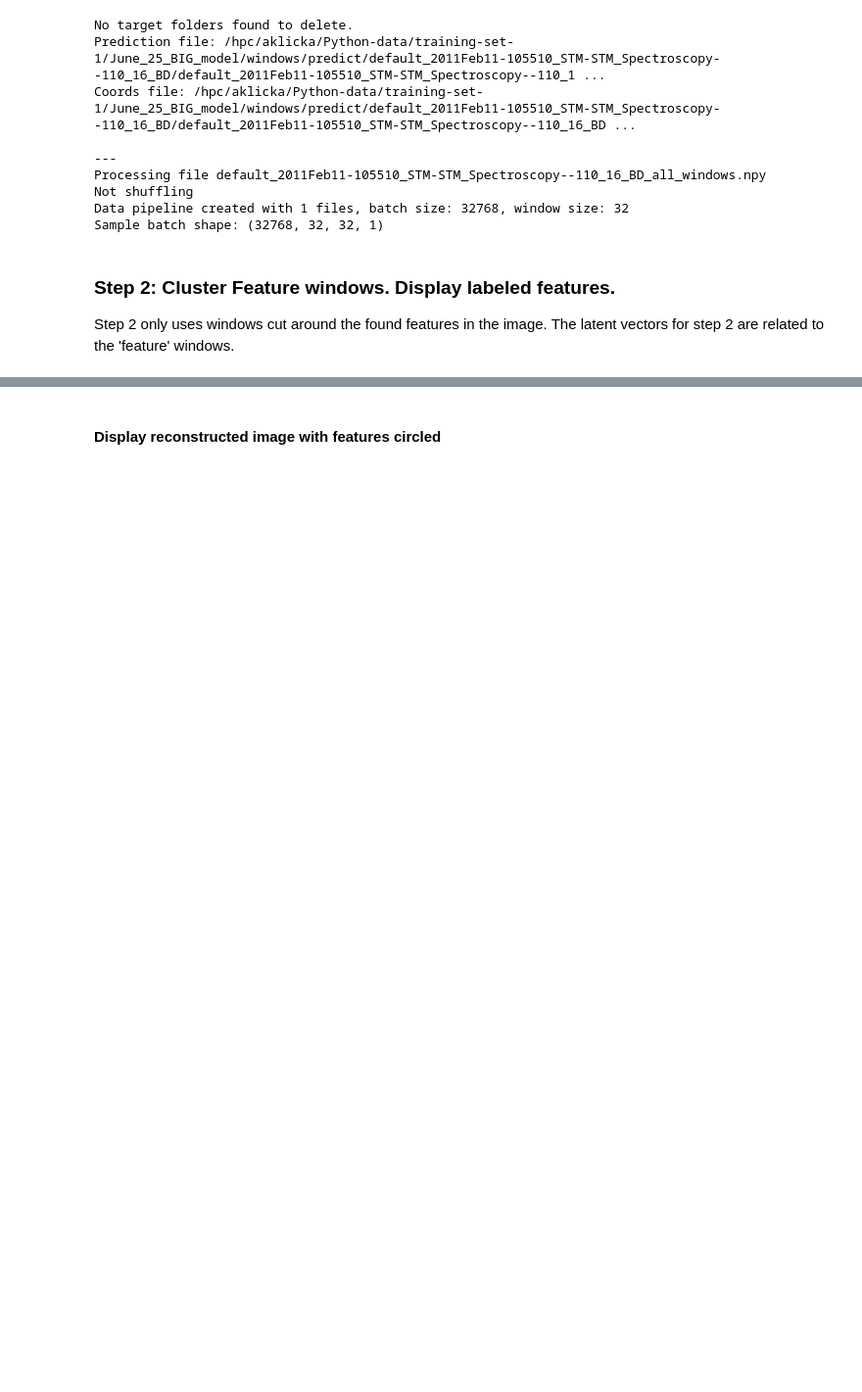
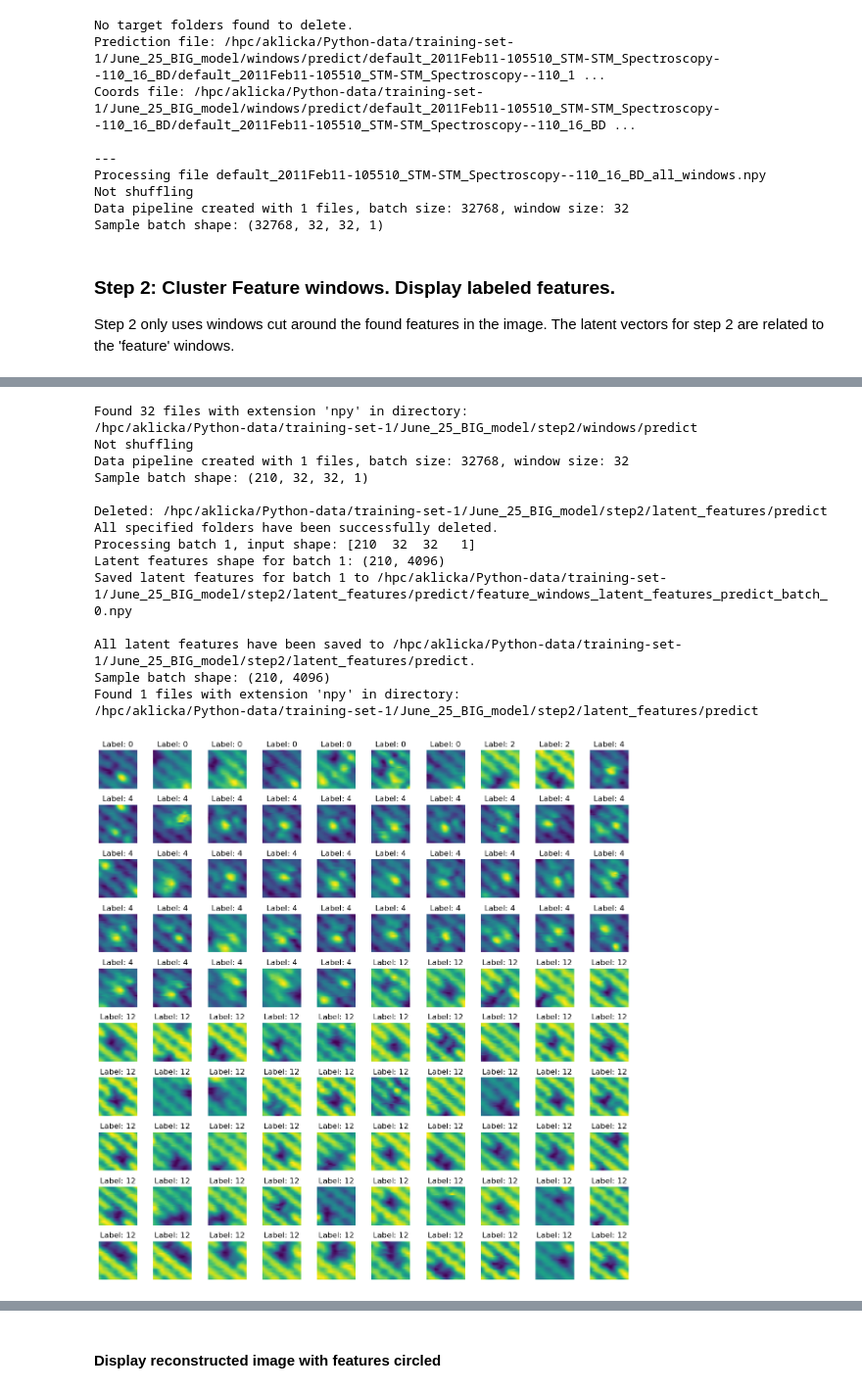
Before and after one commit to srschofield/SRSML24, a Jupyter notebook: notebooks/adam/end_user.ipynb, the cells around one changed output, grey strips where cells are left out. Shown at 98% size. Drawn from its saved outputs; the diff is of its cells as text; code cells hidden in the pictures; blank space fills up the shorter version.

```diff
--- a/notebooks/adam/end_user.ipynb
+++ b/notebooks/adam/end_user.ipynb
@@ -350,0 +294,7 @@ display_images_with_labels(sorted_feature_windows, sorted_labels, num_images=ima
+# %%
+# Load the trained autoencoder
+step2_autoencoder_model = m.load_model(step2_model_path, model_name=model_name)
+
+# Load a previously saved cluster model from disk
+step2_cluster_model_kmeans = m.load_cluster_model(step2_cluster_model_path, model_name=cluster_model_name)
+step2_cluster_model_spectral = m.load_cluster_model(step2_cluster_model_path, model_name=cluster_model_spectral_name)
@@ -350,0 +309,32 @@ display_images_with_labels(sorted_feature_windows, sorted_labels, num_images=ima
+# %%
+image_num = 2
+
+
+
+# Step 2
+windows, labels = m.predict_labels_from_feature_windows(step2_windows_predict_path, step2_latent_features_predict_path, job_data_path, step2_autoencoder_model, step2_cluster_model_kmeans,
+                                                        cluster_model_type="kmeans", image_num = image_num, feature_size = 16, predictions_batch_size=2**15)
+
+# Sort the labels numerically, while also sorting the corresponding feature windows
+sorted_indices = np.argsort(labels)
+sorted_labels = labels[sorted_indices]
+sorted_feature_windows = windows[sorted_indices]
+m.display_feature_windows_with_labels(sorted_feature_windows, sorted_labels, num_images=min(windows.shape[0],100))
+# %% [output]
+Found 32 files with extension 'npy' in directory:
+/hpc/aklicka/Python-data/training-set-1/June_25_BIG_model/step2/windows/predict
+Not shuffling
+Data pipeline created with 1 files, batch size: 32768, window size: 32
+Sample batch shape: (210, 32, 32, 1)
+
+Deleted: /hpc/aklicka/Python-data/training-set-1/June_25_BIG_model/step2/latent_features/predict
+All specified folders have been successfully deleted.
+Processing batch 1, input shape: [210  32  32   1]
+Latent features shape for batch 1: (210, 4096)
+Saved latent features for batch 1 to /hpc/aklicka/Python-data/training-set-1/June_25_BIG_model/step2/latent_features/predict/feature_windows_latent_features_predict_batch_0.npy
+
+All latent features have been saved to /hpc/aklicka/Python-data/training-set-1/June_25_BIG_model/step2/latent_features/predict.
+Sample batch shape: (210, 4096)
+Found 1 files with extension 'npy' in directory:
+/hpc/aklicka/Python-data/training-set-1/June_25_BIG_model/step2/latent_features/predict
+[figure, added]
```
Also changed, not shown: parts of 9 cells of this notebook, 2 other files.
